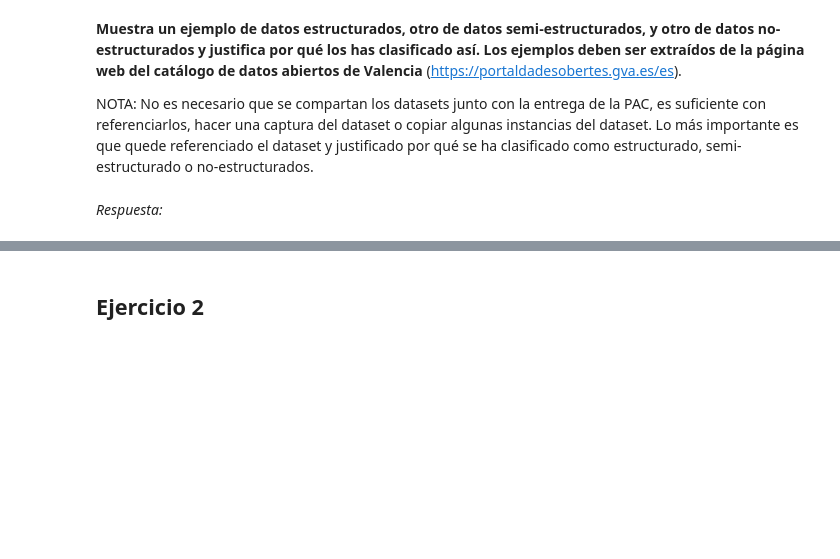
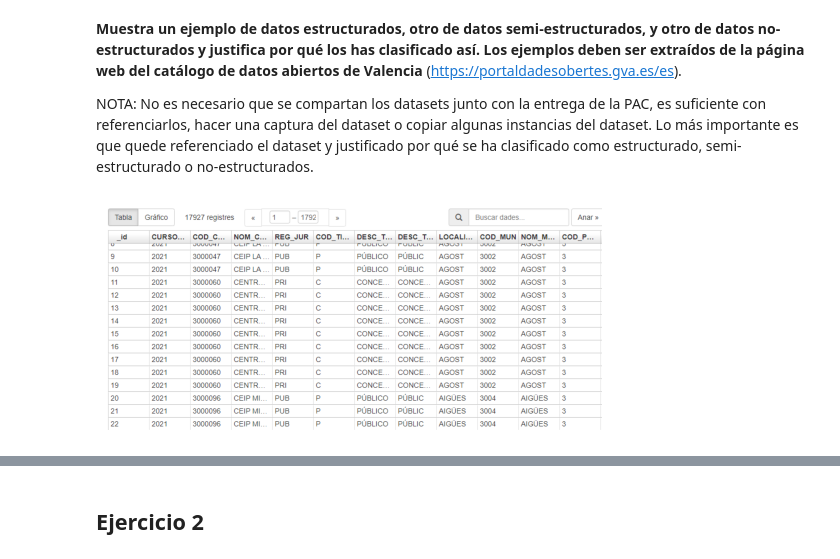
Before and after one commit to RogerPerello/THE_BRIDGE_Evaluables, a Jupyter notebook: sql challenges/PRA1_captura_datos_2022_alumni.ipynb, the cells around one changed output, grey strips where cells are left out. Saved outputs shown, nothing was run; the diff lists cells and outputs as text; code cells hidden in the pictures; blank space fills up the shorter version.

```diff
--- a/sql challenges/PRA1_captura_datos_2022_alumni.ipynb
+++ b/sql challenges/PRA1_captura_datos_2022_alumni.ipynb
@@ -39,2 +20,9 @@ Lo más importante es que quede referenciado el dataset y justificado por qué s
-# %% [markdown]
-_Respuesta:_
+# %%
+# Estructurado (https://dadesobertes.gva.es/es/dataset/edu-alu-gen-2021/resource/0467aa69-18f7-4bb1-8d8d-7df4293294cd)
+
+img = mpimg.imread(r'.\estructurado.PNG')
+imgplot = plt.imshow(img)
+plt.axis('off')
+plt.show()
+# %% [output]
+[figure, added]
```
Also changed, not shown: parts of 66 cells of this notebook, 2 other files.
